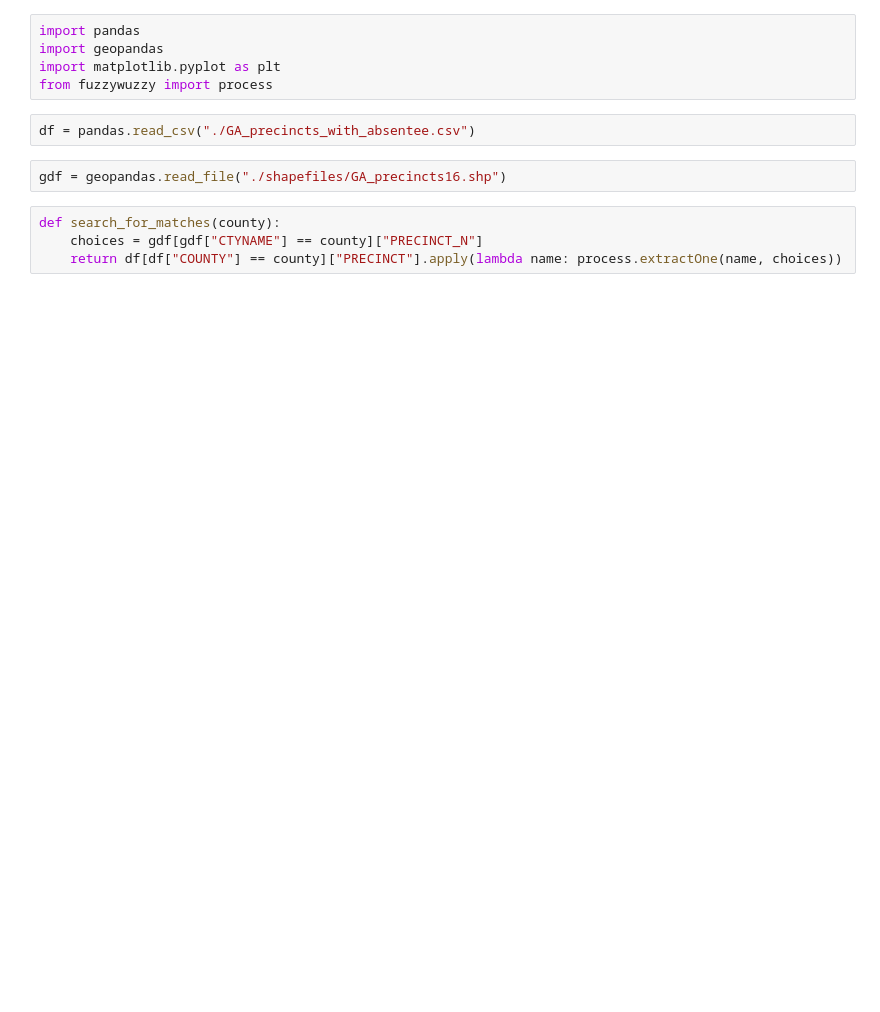
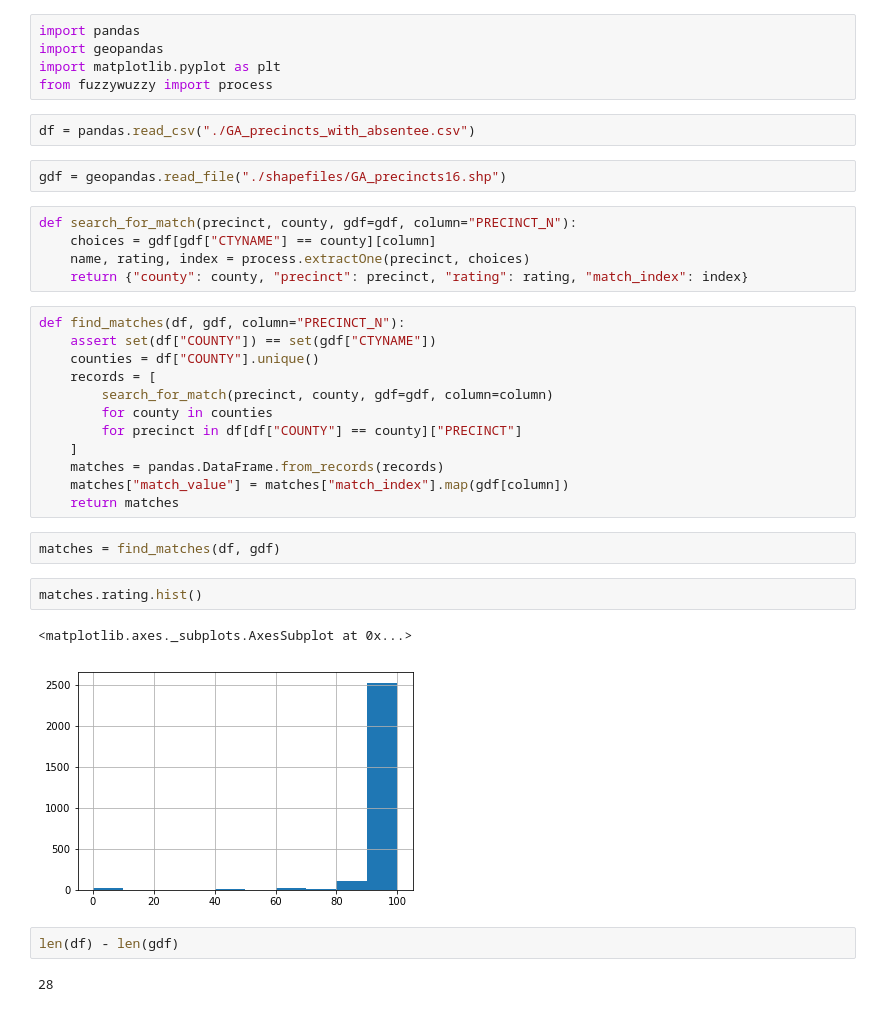
Before and after one commit to vrdi/preprocessing, a Jupyter notebook: MatchingPrecincts.ipynb, the cells around one changed output. Saved outputs shown, nothing was run; the diff lists cells and outputs as text; blank space fills up the shorter version.

```diff
--- a/MatchingPrecincts.ipynb
+++ b/MatchingPrecincts.ipynb
@@ -7,7 +7,31 @@ from fuzzywuzzy import process
 df = pandas.read_csv("./GA_precincts_with_absentee.csv")
 # %%
 gdf = geopandas.read_file("./shapefiles/GA_precincts16.shp")
-# %%
-def search_for_matches(county):
-    choices = gdf[gdf["CTYNAME"] == county]["PRECINCT_N"]
-    return df[df["COUNTY"] == county]["PRECINCT"].apply(lambda name: process.extractOne(name, choices))
+# %%
+def search_for_match(precinct, county, gdf=gdf, column="PRECINCT_N"):
+    choices = gdf[gdf["CTYNAME"] == county][column]
+    name, rating, index = process.extractOne(precinct, choices)
+    return {"county": county, "precinct": precinct, "rating": rating, "match_index": index}
+# %%
+def find_matches(df, gdf, column="PRECINCT_N"):
+    assert set(df["COUNTY"]) == set(gdf["CTYNAME"])
+    counties = df["COUNTY"].unique()
+    records = [
+        search_for_match(precinct, county, gdf=gdf, column=column)
+        for county in counties
+        for precinct in df[df["COUNTY"] == county]["PRECINCT"]
+    ]
+    matches = pandas.DataFrame.from_records(records)
+    matches["match_value"] = matches["match_index"].map(gdf[column])
+    return matches
+# %%
+matches = find_matches(df, gdf)
+# %%
+matches.rating.hist()
+# %% [output]
+<matplotlib.axes._subplots.AxesSubplot at 0x...>
+[figure, added]
+# %%
+len(df) - len(gdf)
+# %% [output]
+28
```
Also changed, not shown: parts of 30 cells of this notebook, 1 other file.
